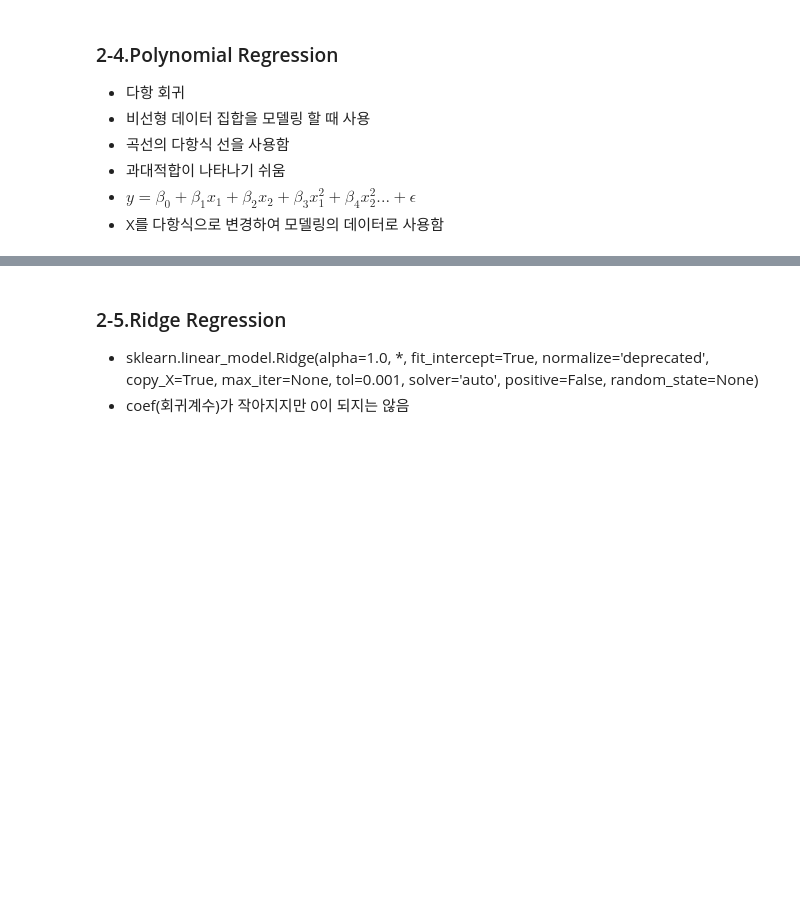
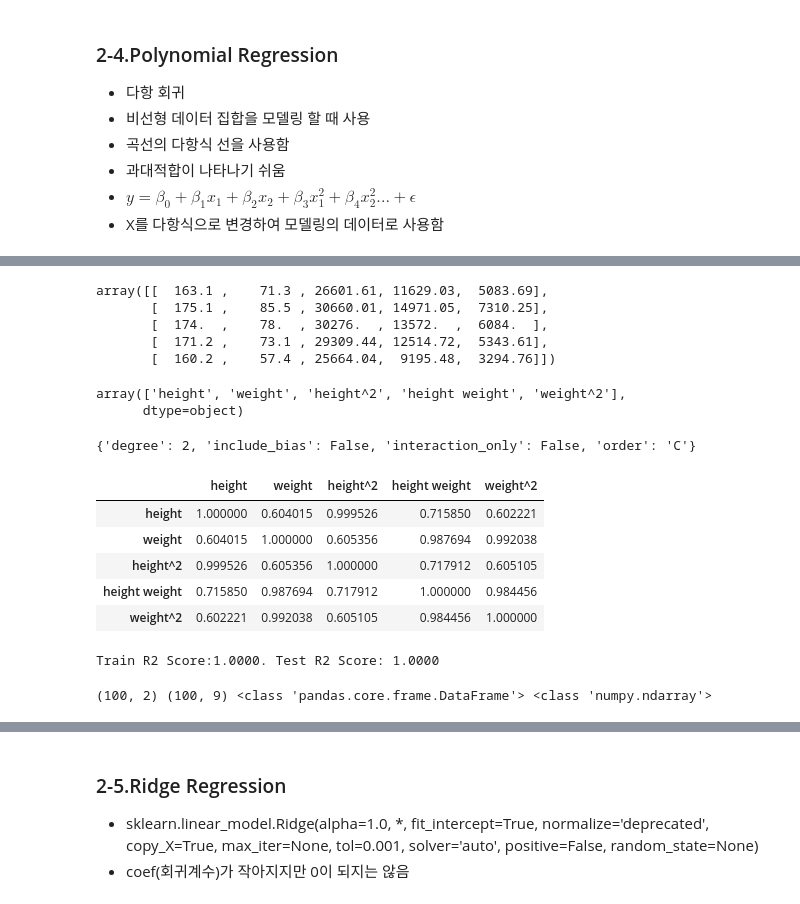
Before and after one commit to steve-park/data-engineering, a Jupyter notebook: 빅분기 실기학습/ML/[ML_04]_regression_LAB.ipynb, the cells around one changed output, grey strips where cells are left out. Saved outputs shown, nothing was run; the diff lists cells and outputs as text; code cells hidden in the pictures; blank space fills up the shorter version.

```diff
--- a/빅분기 실기학습/ML/[ML_04]_regression_LAB.ipynb
+++ b/빅분기 실기학습/ML/[ML_04]_regression_LAB.ipynb
@@ -312,3 +312,8 @@ Train R2 Score:0.9731. Test R2 Score: 0.9217
 # %%
 # [12] PolynomialFeatures 사용하여 2차항이 포함되도록
 # Xnormal을 변환 함 (PolynomialFeatures에 poly2, 변환 결과에 Xpoly2 이름 부여)
+from sklearn.preprocessing import PolynomialFeatures
+
+poly2 = PolynomialFeatures(degree=2, include_bias=False) #, interaction_only=False, include_bias=False)
+Xpoly2 = poly2.fit_transform(Xnormal)
+model = Model_Train(LinearRegression(), Xpoly2, Ynormal)
@@ -317,2 +336,14 @@ Train R2 Score:0.9731. Test R2 Score: 0.9217
+# %%
+Xpoly2[:5]
+# %% [output]
+array([[  163.1 ,    71.3 , 26601.61, 11629.03,  5083.69],
+       [  175.1 ,    85.5 , 30660.01, 14971.05,  7310.25],
+       [  174.  ,    78.  , 30276.  , 13572.  ,  6084.  ],
+       [  171.2 ,    73.1 , 29309.44, 12514.72,  5343.61],
+       [  160.2 ,    57.4 , 25664.04,  9195.48,  3294.76]])
 # %%
 # [14] poly2의 feature_names 확인
+poly2.get_feature_names_out()
+# %% [output]
+array(['height', 'weight', 'height^2', 'height weight', 'weight^2'],
+      dtype=object)
@@ -321,7 +350,32 @@ Train R2 Score:0.9731. Test R2 Score: 0.9217
+# %%
+poly2.get_params()
+# %% [output]
+{'degree': 2, 'include_bias': False, 'interaction_only': False, 'order': 'C'}
+# %%
+# [15] Xpoly2의 상관계수 확인
+pd.DataFrame(Xpoly2,
+             columns=['height', 'weight', 'height^2', 'height weight', 'weight^2']).corr()
+# %% [output]
+|  | height | weight | height^2 | height weight | weight^2 |
+| height | 1.000000 | 0.604015 | 0.999526 | 0.715850 | 0.602221 |
+| weight | 0.604015 | 1.000000 | 0.605356 | 0.987694 | 0.992038 |
+| height^2 | 0.999526 | 0.605356 | 1.000000 | 0.717912 | 0.605105 |
+| height weight | 0.715850 | 0.987694 | 0.717912 | 1.000000 | 0.984456 |
+| weight^2 | 0.602221 | 0.992038 | 0.605105 | 0.984456 | 1.000000 |
 # %%
 # [16] PolynomialFeatures 사용하여 3차항이 포함되도록
 # Xnormal을 변환 함 (PolynomialFeatures에 poly3, 변환 결과에 Xpoly3 이름 부여)
+from sklearn.preprocessing import PolynomialFeatures
+
+poly3 = PolynomialFeatures(degree=3, include_bias=False)
+Xpoly3 = poly3.fit_transform(Xnormal)
+model = Model_Train(LinearRegression(), Xpoly3, Ynormal)
+# %% [output]
+Train R2 Score:1.0000. Test R2 Score: 1.0000
 # %%
 # [17] Xpoly3의 shape 확인
+print(Xnormal.shape, Xpoly3.shape, type(Xnormal), type(Xpoly3))
+# %% [output]
+(100, 2) (100, 9) <class 'pandas.core.frame.DataFrame'> <class 'numpy.ndarray'>
 # %%
 # [18] poly3의 shape 확인
```
Also changed, not shown: parts of 7 cells of this notebook.
